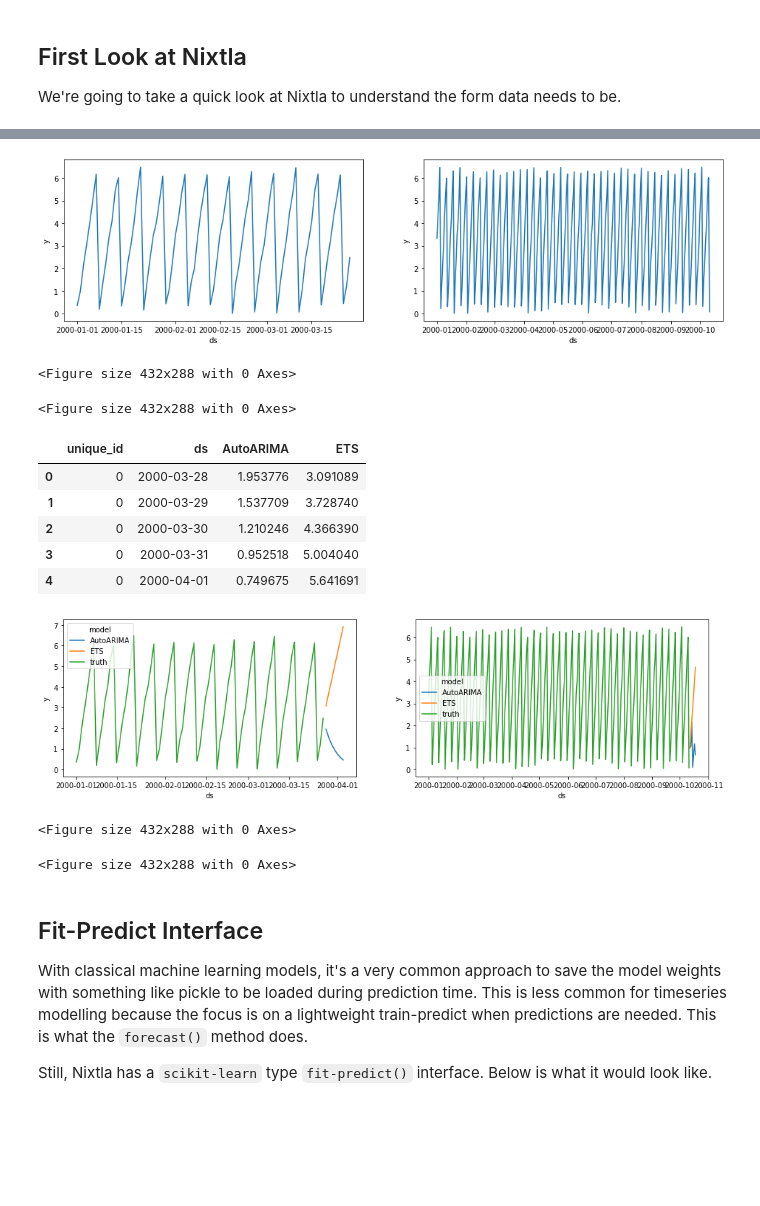
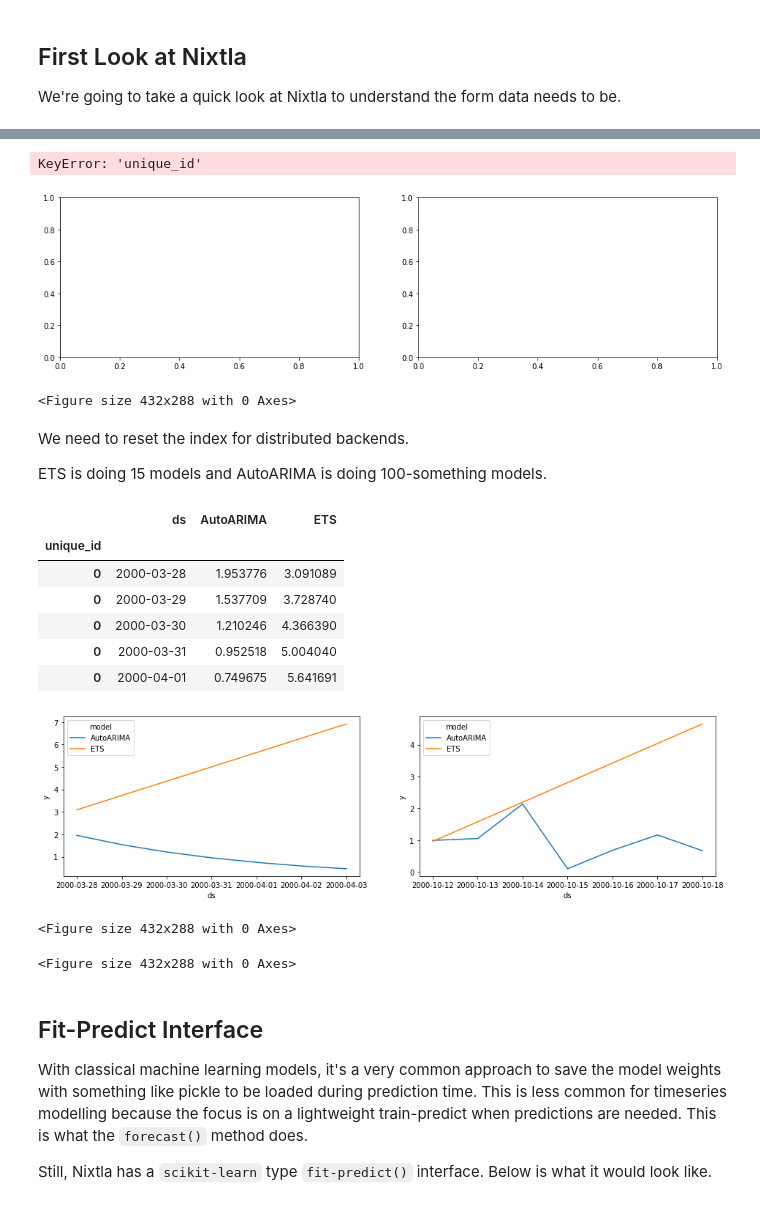
Before and after one commit to kvnkho/pydata-timeseries-forecasting, a Jupyter notebook: notebooks/01-introduction_to_nixtla.ipynb, the cells around one changed output, grey strips where cells are left out. Cells and saved outputs as stored; diff of their text form; code cells hidden in the pictures; blank space fills up the shorter version.

```diff
--- a/notebooks/01-introduction_to_nixtla.ipynb
+++ b/notebooks/01-introduction_to_nixtla.ipynb
@@ -53,6 +53,6 @@ We're going to take a quick look at Nixtla to understand the form data needs to
 import pandas as pd
 from statsforecast.utils import generate_series
 
-series = generate_series(n_series=2, seed=1).reset_index()
+series = generate_series(n_series=2, seed=1)
 # %%
 series.head()
@@ -67,40 +75,45 @@ for unique_id in range(2):
     _temp = series.loc[series['unique_id'] == unique_id]
     sns.lineplot(x=_temp['ds'], y=_temp['y'], ax=axs[unique_id])
 # %% [output]
+KeyError: 'unique_id'
-[figure, old version]
+[figure, new version]
-<Figure size 432x288 with 0 Axes>
 <Figure size 432x288 with 0 Axes>
+# %% [markdown]
+We need to reset the index for distributed backends.
+
+ETS is doing 15 models and AutoARIMA is doing 100-something models.
 # %%
 from statsforecast.models import AutoARIMA, ETS
 from statsforecast.core import StatsForecast
 
-model = StatsForecast(df=series,
-                      models=[AutoARIMA(), ETS()],
-                      freq='D',
-                      n_jobs=-1)
+sf = StatsForecast(df=series,
+                   models=[AutoARIMA(), ETS()],
+                   freq='D',
+                   n_jobs=-1)
 
-forecasts = model.forecast(7).reset_index()
+forecasts = sf.forecast(7)
 forecasts.head()
 # %% [output]
-|  | unique_id | ds | AutoARIMA | ETS |
-| 0 | 0 | 2000-03-28 | 1.953776 | 3.091089 |
-| 1 | 0 | 2000-03-29 | 1.537709 | 3.728740 |
-| 2 | 0 | 2000-03-30 | 1.210246 | 4.366390 |
-| 3 | 0 | 2000-03-31 | 0.952518 | 5.004040 |
-| 4 | 0 | 2000-04-01 | 0.749675 | 5.641691 |
+|  | ds | AutoARIMA | ETS |
+| unique_id |  |  |  |
+| 0 | 2000-03-28 | 1.953776 | 3.091089 |
+| 0 | 2000-03-29 | 1.537709 | 3.728740 |
+| 0 | 2000-03-30 | 1.210246 | 4.366390 |
+| 0 | 2000-03-31 | 0.952518 | 5.004040 |
+| 0 | 2000-04-01 | 0.749675 | 5.641691 |
 # %%
 fig, axs = plt.subplots(ncols=2, figsize=(16,4))
 combined = pd.concat(
-    [forecasts.melt(id_vars=["unique_id","ds"]).rename(columns={"variable":"model", "value": "y"}),
+    [forecasts.reset_index().melt(id_vars=["unique_id","ds"]).rename(columns={"variable":"model", "value": "y"}),
     series.assign(model="truth")]
     , axis=0, ignore_index=True)
 
 for unique_id in range(2):
     plt.figure()
     _temp = combined.loc[combined['unique_id'] == unique_id]
     sns.lineplot(x=_temp['ds'], y=_temp['y'], hue=_temp['model'], ax=axs[unique_id])
 # %% [output]
-[figure, old version]
+[figure, new version]
 <Figure size 432x288 with 0 Axes>
 <Figure size 432x288 with 0 Axes>
 # %% [markdown]
```
Also changed, not shown: parts of 4 cells of this notebook, 3 other files.
